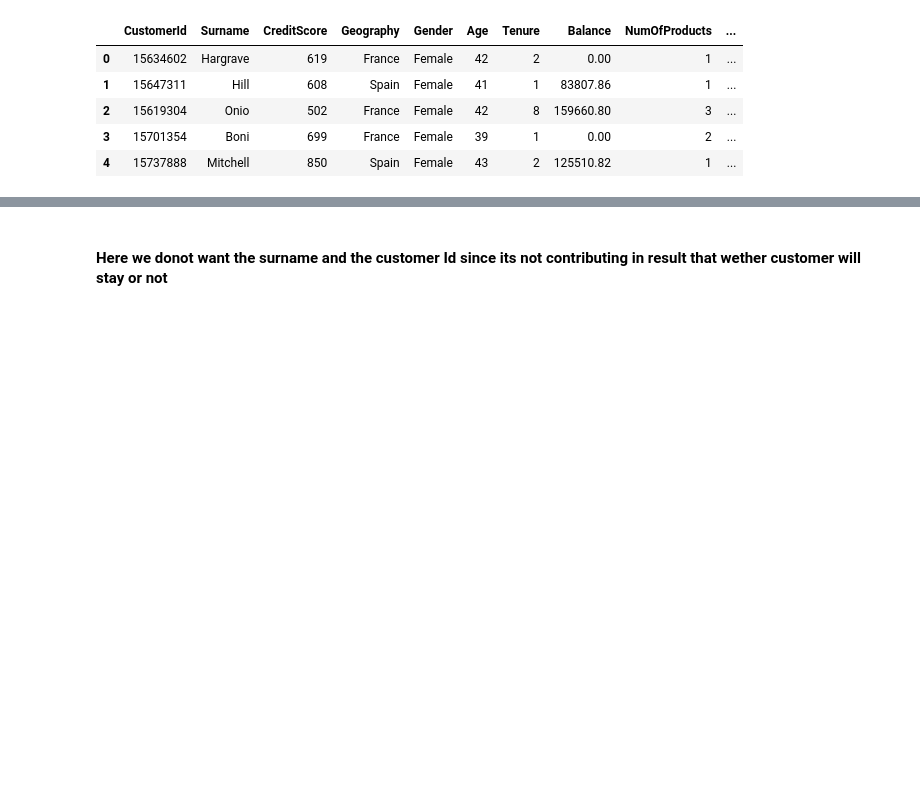
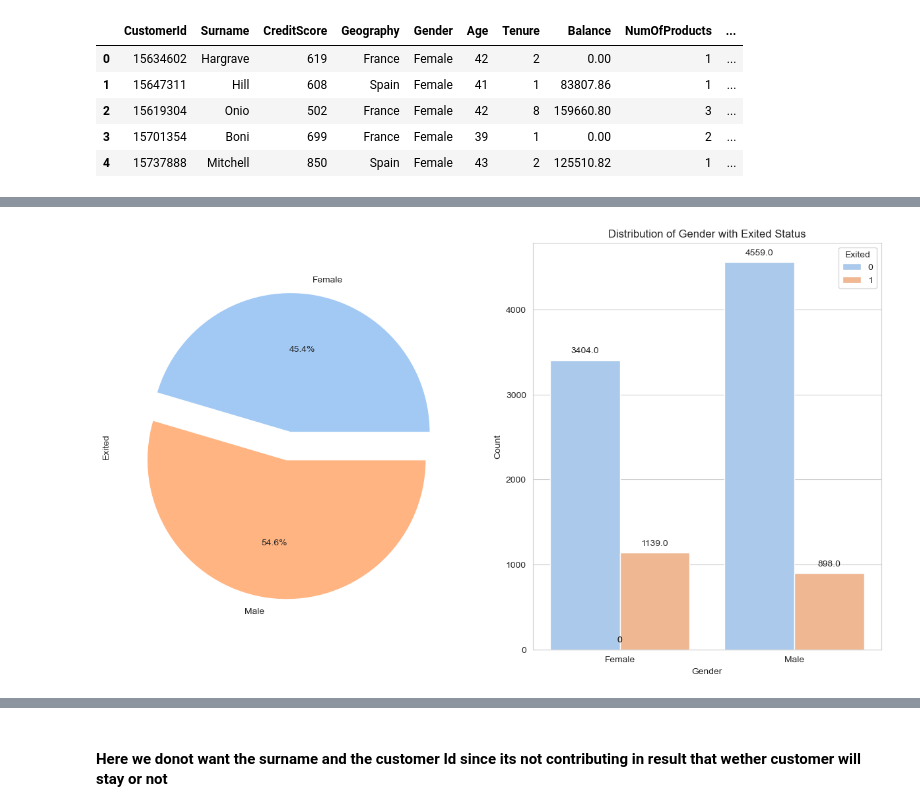
Before and after one commit to shabdpathak-935/CODSOFT, a Jupyter notebook: Customer-Churn-Prediction.ipynb, the cells around one changed output, grey strips where cells are left out. Cells and saved outputs as stored; diff of their text form; code cells hidden in the pictures; blank space fills up the shorter version.

```diff
--- a/Customer-Churn-Prediction.ipynb
+++ b/Customer-Churn-Prediction.ipynb
@@ -35,3 +65,26 @@ memory usage: 1.1+ MB
+# %%
+fig,axb = plt.subplots(ncols=2,nrows=1,figsize=(15, 8))
+
+#Gender Distribution
+explode = [0.1, 0.1]
+data.groupby('Gender')['Exited'].count().plot.pie(explode=explode, autopct="%1.1f%%",ax=axb[0]);
+
+ax = sns.countplot(x="Gender", hue="Exited", data=data,ax=axb[1])
+
+# Add values on top of each bar
+for p in ax.patches:
+    ax.annotate(f'{p.get_height()}', (p.get_x() + p.get_width() / 2., p.get_height()),
+                ha='center', va='center', xytext=(0, 10), textcoords='offset points')
+
+# Set labels and title
+plt.title("Distribution of Gender with Exited Status")
+plt.xlabel("Gender")
+plt.ylabel("Count")
+
+# Show the plot
+plt.show()
+# %% [output]
+[figure, added]
 # %%
 data = pd.get_dummies(data, columns=['Gender', 'Geography'], drop_first=True, dtype = int)
 # %%
```
Also changed, not shown: parts of 29 cells of this notebook.
